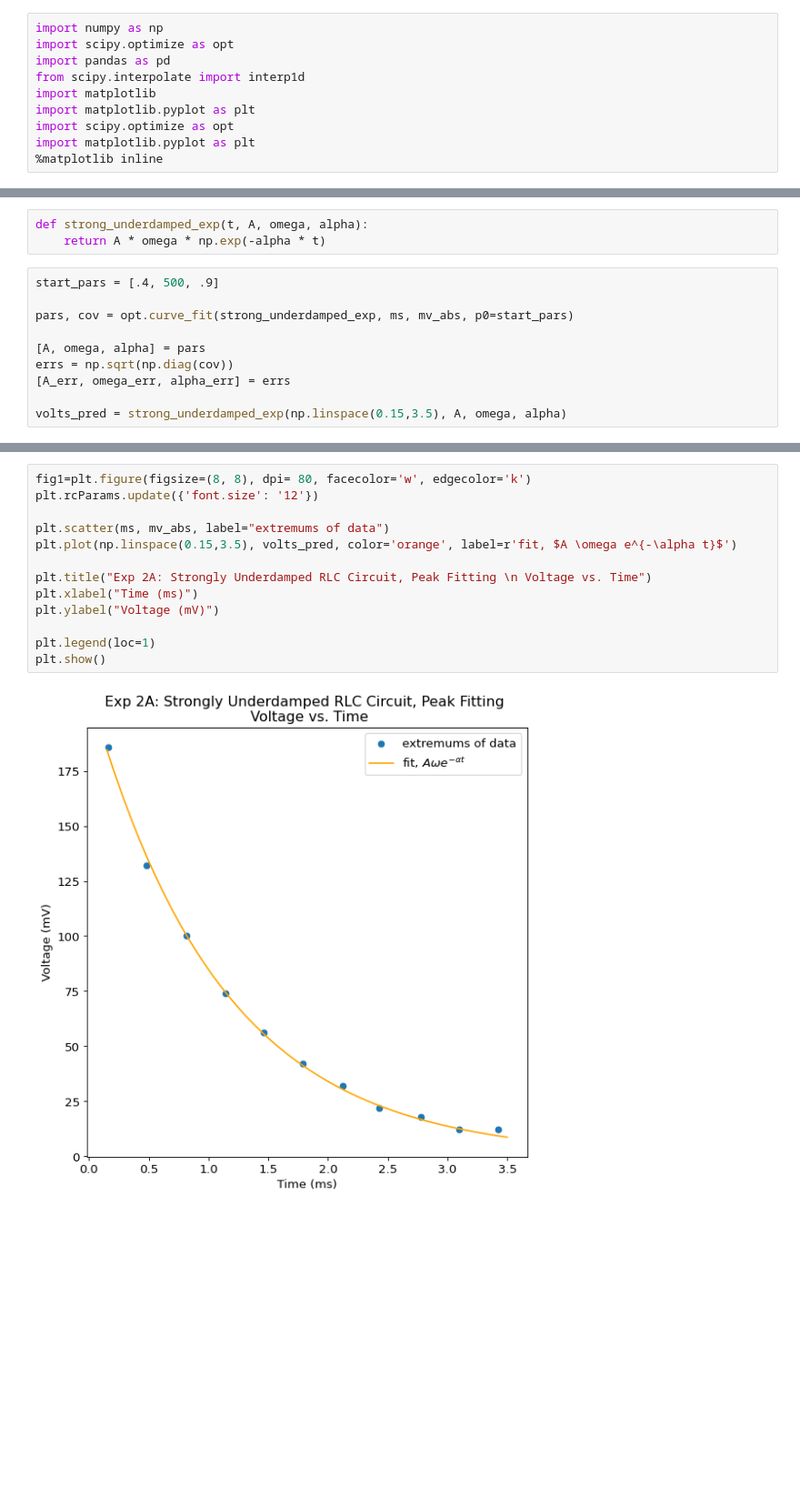
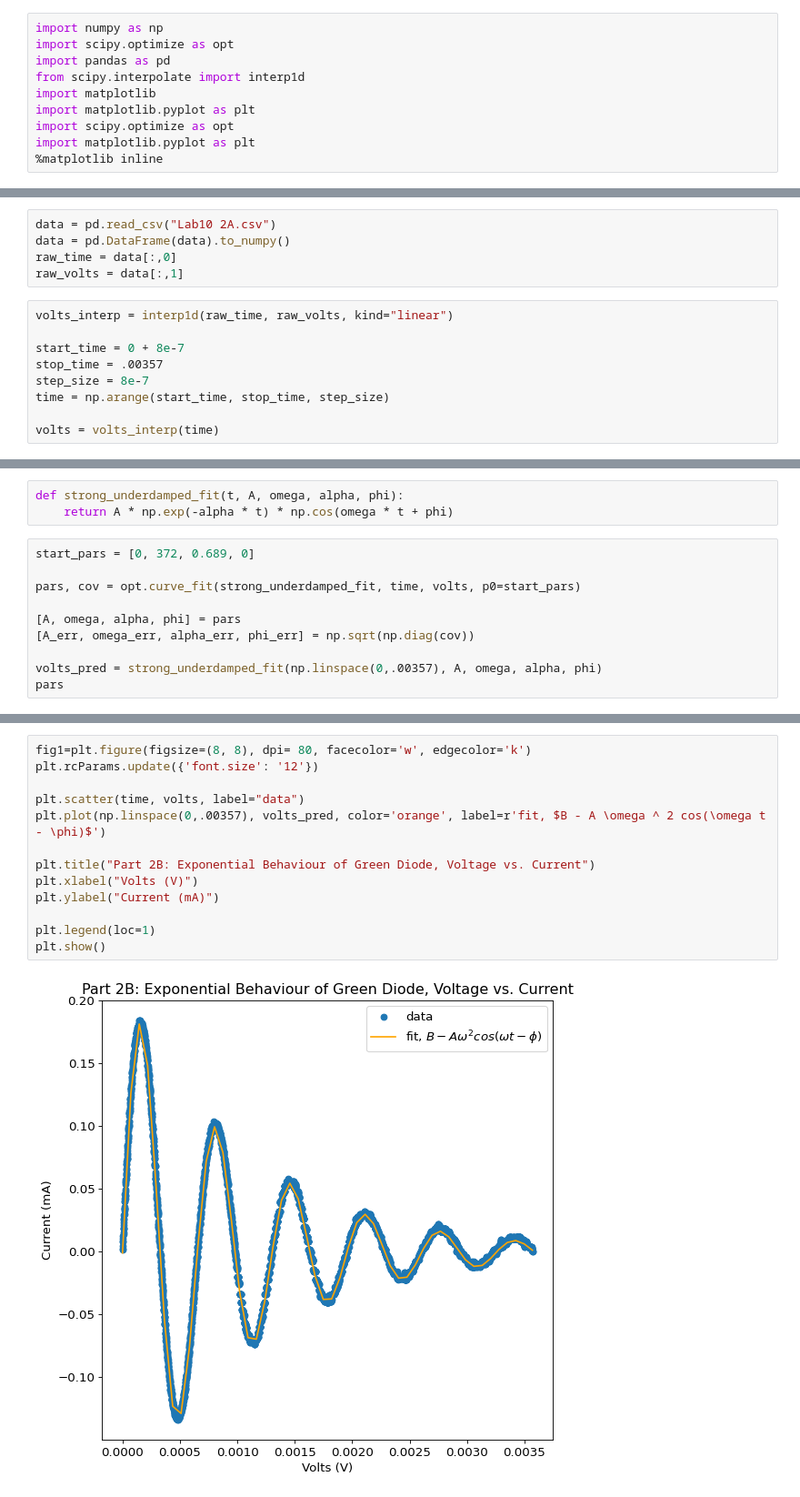
Before and after one commit to matthew-ding/physics5bl, a Jupyter notebook: Lab10/Lab10 2A.ipynb, the cells around one changed output, grey strips where cells are left out. Shown at 91% size. Cells and saved outputs as stored; diff of their text form; blank space fills up the shorter version.

```diff
--- a/Lab10/Lab10 2A.ipynb
+++ b/Lab10/Lab10 2A.ipynb
@@ -16,0 +11,14 @@ mv_abs = np.abs(mv)
+# %%
+data = pd.read_csv("Lab10 2A.csv")
+data = pd.DataFrame(data).to_numpy()
+raw_time = data[:,0]
+raw_volts = data[:,1]
+# %%
+volts_interp = interp1d(raw_time, raw_volts, kind="linear")
+
+start_time = 0 + 8e-7
+stop_time = .00357
+step_size = 8e-7
+time = np.arange(start_time, stop_time, step_size)
+
+volts = volts_interp(time)
@@ -17,13 +27,13 @@ mv_abs = np.abs(mv)
 # %%
-def strong_underdamped_exp(t, A, omega, alpha):
-    return A * omega * np.exp(-alpha * t)
+def strong_underdamped_fit(t, A, omega, alpha, phi):
+    return A * np.exp(-alpha * t) * np.cos(omega * t + phi)
 # %%
-start_pars = [.4, 500, .9]
+start_pars = [0, 372, 0.689, 0]
 
-pars, cov = opt.curve_fit(strong_underdamped_exp, ms, mv_abs, p0=start_pars)
+pars, cov = opt.curve_fit(strong_underdamped_fit, time, volts, p0=start_pars)
 
-[A, omega, alpha] = pars
-errs = np.sqrt(np.diag(cov))
-[A_err, omega_err, alpha_err] = errs
+[A, omega, alpha, phi] = pars
+[A_err, omega_err, alpha_err, phi_err] = np.sqrt(np.diag(cov))
 
-volts_pred = strong_underdamped_exp(np.linspace(0.15,3.5), A, omega, alpha)
+volts_pred = strong_underdamped_fit(np.linspace(0,.00357), A, omega, alpha, phi)
+pars
@@ -30,15 +42,15 @@ volts_pred = strong_underdamped_exp(np.linspace(0.15,3.5), A, omega, alpha)
 # %%
 fig1=plt.figure(figsize=(8, 8), dpi= 80, facecolor='w', edgecolor='k')
 plt.rcParams.update({'font.size': '12'})
 
-plt.scatter(ms, mv_abs, label="extremums of data")
-plt.plot(np.linspace(0.15,3.5), volts_pred, color='orange', label=r'fit, $A \omega e^{-\alpha t}$')
+plt.scatter(time, volts, label="data")
+plt.plot(np.linspace(0,.00357), volts_pred, color='orange', label=r'fit, $B - A \omega ^ 2 cos(\omega t - \phi)$')
 
-plt.title("Exp 2A: Strongly Underdamped RLC Circuit, Peak Fitting \n Voltage vs. Time")
-plt.xlabel("Time (ms)")
-plt.ylabel("Voltage (mV)")
+plt.title("Part 2B: Exponential Behaviour of Green Diode, Voltage vs. Current")
+plt.xlabel("Volts (V)")
+plt.ylabel("Current (mA)")
 
 plt.legend(loc=1)
 plt.show()
 # %% [output]
-[figure, old version]
+[figure, new version]
```
Also changed, not shown: parts of 5 cells of this notebook, 2 other files.
